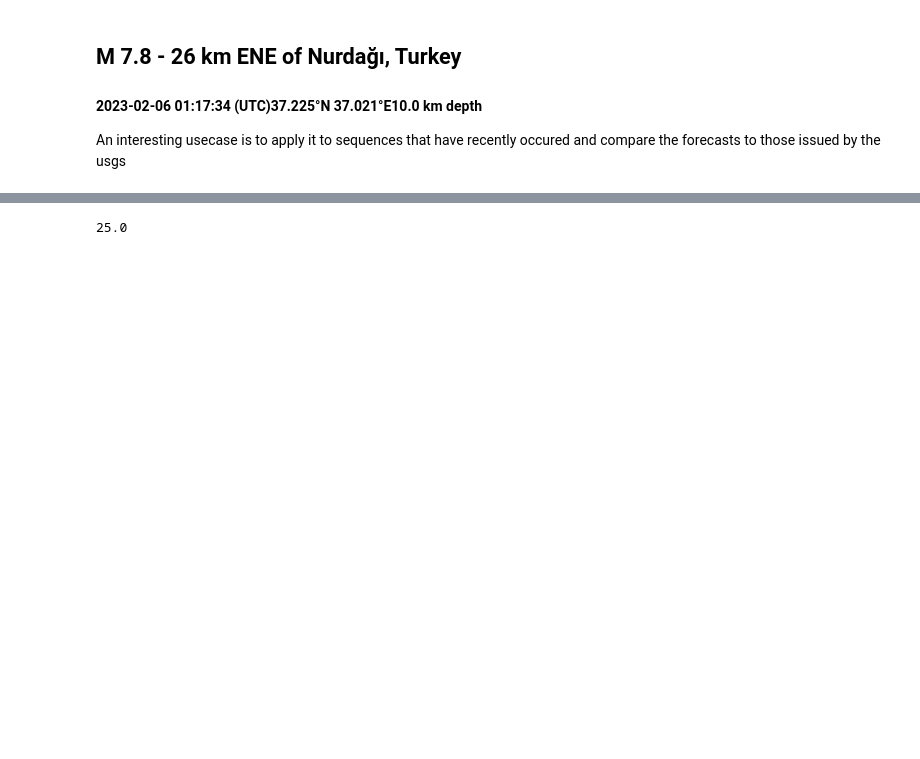
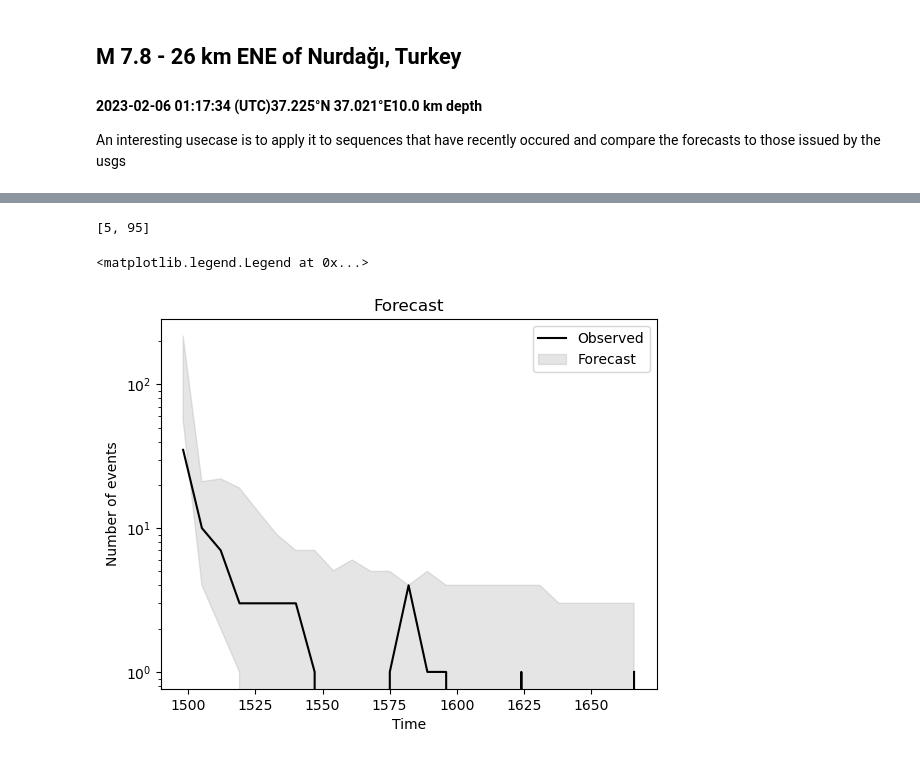
Before and after one commit to keliankaz/recast, a Jupyter notebook: notebooks/kelian/5. Forecasting global.ipynb, the cells around one changed output, grey strips where cells are left out. Saved outputs shown, nothing was run; the diff lists cells and outputs as text; code cells hidden in the pictures; blank space fills up the shorter version.

```diff
--- a/notebooks/kelian/5. Forecasting global.ipynb
+++ b/notebooks/kelian/5. Forecasting global.ipynb
@@ -165,13 +197,17 @@ def run_forecast(model, seq, t0, duration, num_samples, sampling_batch_size=2000
         total_samples += batch_size
 
     return forecast, observed_seq
+# %%
+quantiles
+# %% [output]
+[5, 95]
 # %%
 test_seq = querry_test_dataset[0]
 
 # individual forecast specs
 duration = 7 # days
 number_of_continuations = 1000
-quantiles = [5,95] # queried from the counts of the forecasts
+quantiles = [0.05,0.95] # queried from the counts of the forecasts
 
 # experiement specs
 experiement_start_day = test_seq.arrival_times[test_seq.mag.argmax()]+1
@@ -197,12 +233,19 @@ for ti in forecast_times:
 forecast_quantiles_lower = [q[0] for q in forecast_quantiles]
 forecast_quantiles_higher = [q[1] for q in forecast_quantiles]
 # %%
-import matplotlib.pyplot as plt
 fig, ax = plt.subplots()
-ax.plot(forecast_times, actual_counts, label='Observed')
-ax.fill_between(forecast_times, forecast_quantiles_lower,forecast_quantiles_higher)
+ax.plot(forecast_times, actual_counts, c='k', label='Observed')
+ax.fill_between(forecast_times, forecast_quantiles_lower,forecast_quantiles_higher, alpha=0.2, color='grey', label='Forecast')
+ax.set(
+    yscale='log',
+    xlabel='Time',
+    ylabel='Number of events',
+    title='Forecast',
+)
+ax.legend()
 # %% [output]
-25.0
+<matplotlib.legend.Legend at 0x...>
+[figure, added]
 # %%
 test_seq = querry_test_dataset[0]
 t_forecast = test_seq.arrival_times[test_seq.mag.argmax()]+1
```
Also changed, not shown: parts of 13 cells of this notebook, 4 other files.
